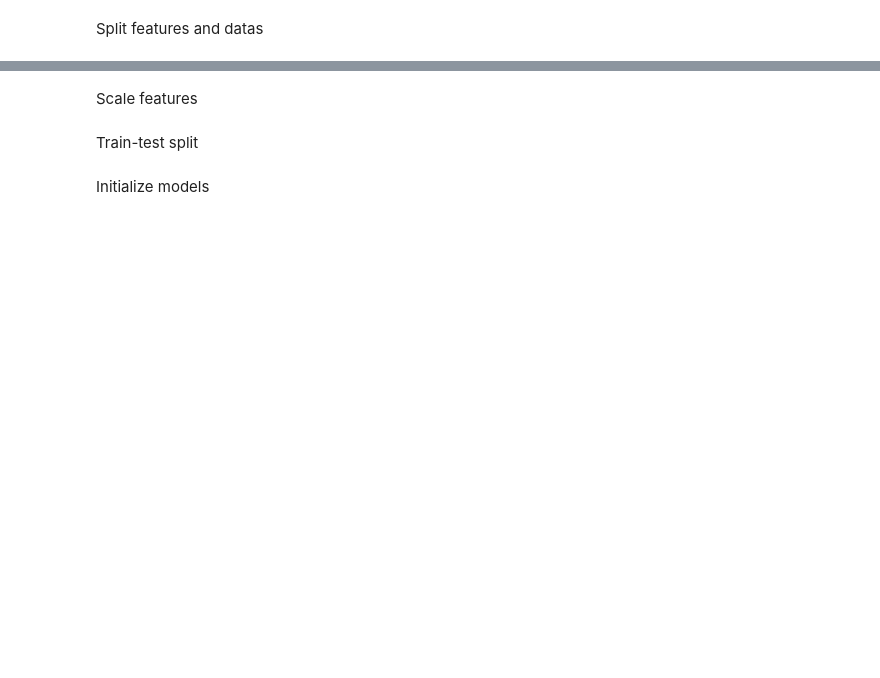
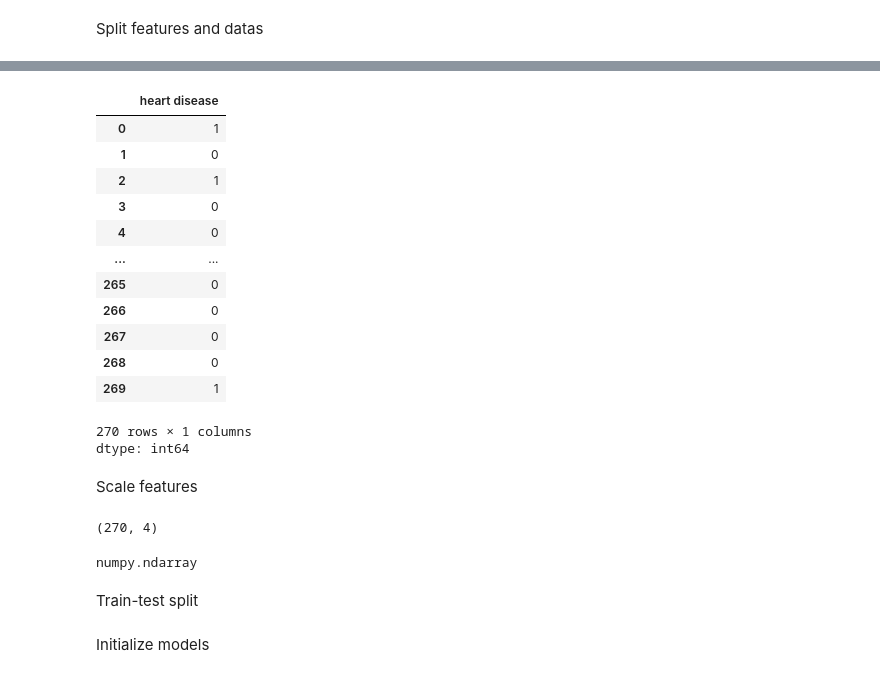
Before and after one commit to FAYASISMAEL/AI-ML-Visualization-Files, a Jupyter notebook: BestAccuracyDecisionTree.ipynb, the cells around one changed output, grey strips where cells are left out. Saved outputs shown, nothing was run; the diff lists cells and outputs as text; code cells hidden in the pictures; blank space fills up the shorter version.

```diff
--- a/BestAccuracyDecisionTree.ipynb
+++ b/BestAccuracyDecisionTree.ipynb
@@ -28,8 +49,32 @@ y = data.iloc[:, -1]
+# %%
+y
+# %% [output]
+|  | heart disease |
+| 0 | 1 |
+| 1 | 0 |
+| 2 | 1 |
+| 3 | 0 |
+| 4 | 0 |
+| ... | ... |
+| 265 | 0 |
+| 266 | 0 |
+| 267 | 0 |
+| 268 | 0 |
+| 269 | 1 |
+270 rows × 1 columns
+dtype: int64
 # %% [markdown]
 Scale features
 # %%
 scaler = StandardScaler()
 X_scaled = scaler.fit_transform(X)
+X_scaled.shape
+# %% [output]
+(270, 4)
+# %%
+type(X_scaled)
+# %% [output]
+numpy.ndarray
 # %% [markdown]
 Train-test split
 # %%
```
Also changed, not shown: parts of 13 cells of this notebook.
